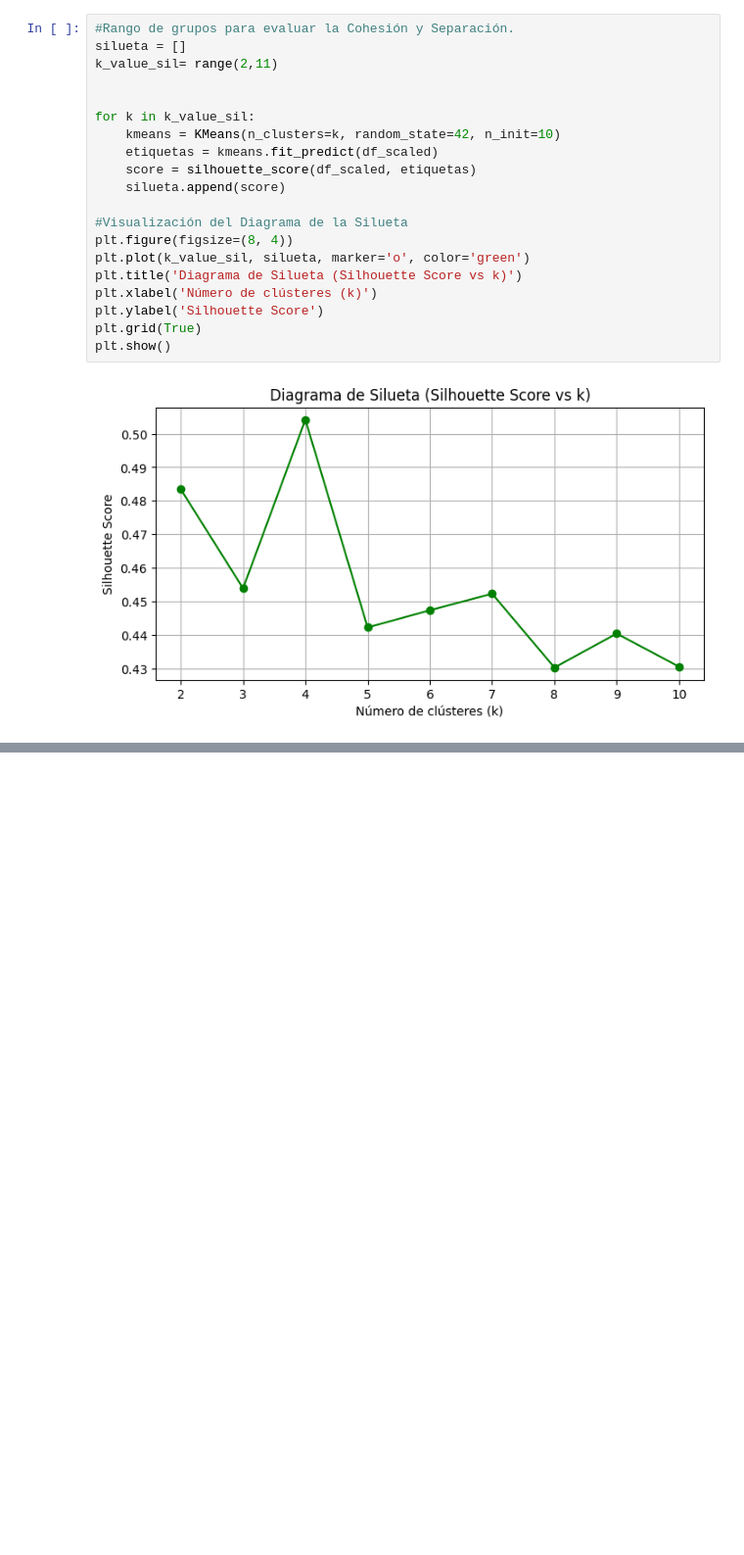
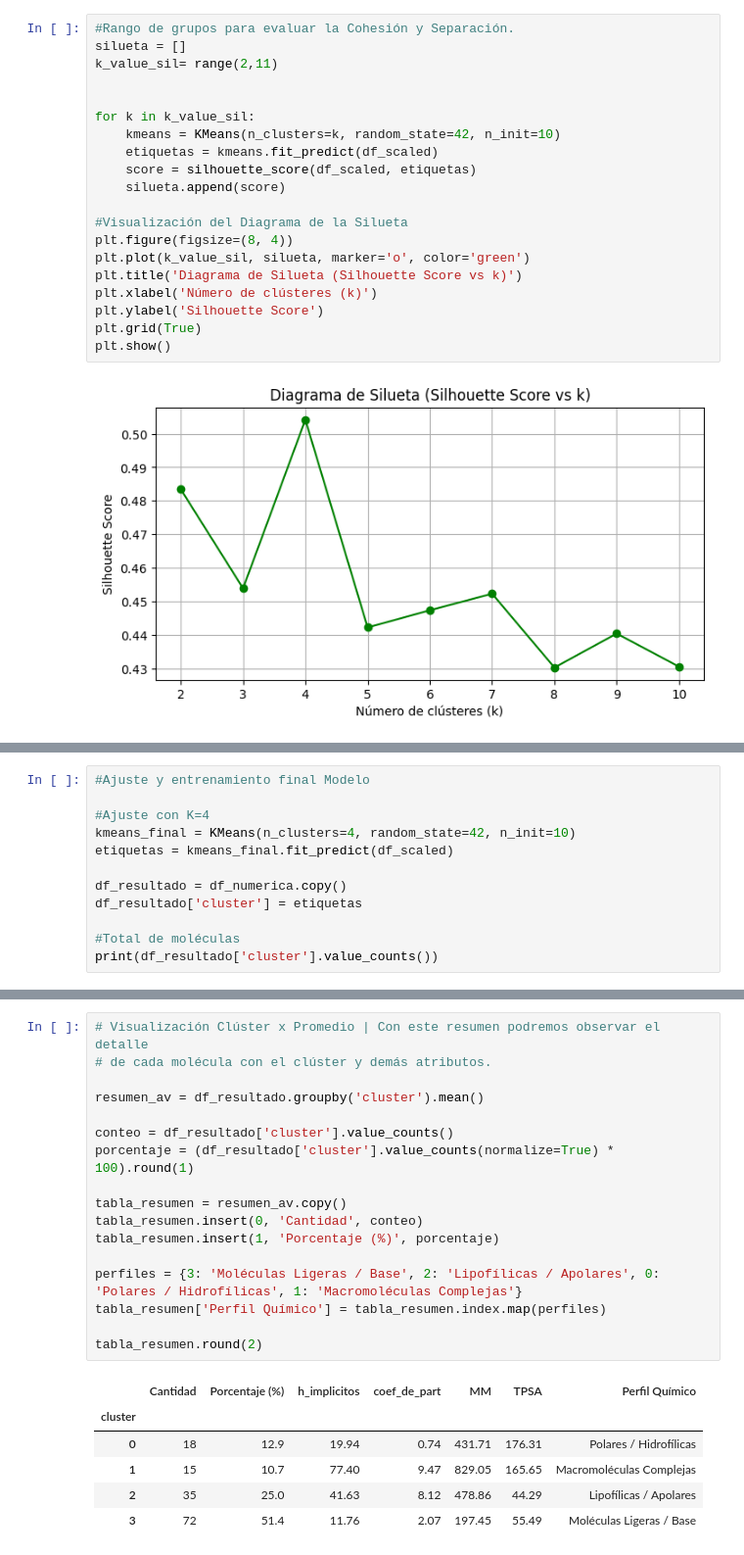
Before and after one commit to serennnn4/Fundamentos-Machine-Learning, a Jupyter notebook: PA2_3018.ipynb, the cells around one changed output, grey strips where cells are left out. Shown at 98% size. Cells and saved outputs as stored; diff of their text form; blank space fills up the shorter version.

```diff
--- a/PA2_3018.ipynb
+++ b/PA2_3018.ipynb
@@ -215,2 +219,14 @@ plt.show()
 
 ####En el diagrama del codo representa el punto de inflexión donde la inercia reduce su tasa de disminución; mientras tanto, en el análisis de silueta, K = 4 maximiza el coeficiente medio de silueta, garantizando clústeres compactos y bien diferenciados entre sí,
+# %%
+#Ajuste y entrenamiento final Modelo
+
+#Ajuste con K=4
+kmeans_final = KMeans(n_clusters=4, random_state=42, n_init=10)
+etiquetas = kmeans_final.fit_predict(df_scaled)
+
+df_resultado = df_numerica.copy()
+df_resultado['cluster'] = etiquetas
+
+#Total de moléculas
+print(df_resultado['cluster'].value_counts())
@@ -228,0 +259,24 @@ perfil_clusters
+# %%
+# Visualización Clúster x Promedio | Con este resumen podremos observar el detalle
+# de cada molécula con el clúster y demás atributos.
+
+resumen_av = df_resultado.groupby('cluster').mean()
+
+conteo = df_resultado['cluster'].value_counts()
+porcentaje = (df_resultado['cluster'].value_counts(normalize=True) * 100).round(1)
+
+tabla_resumen = resumen_av.copy()
+tabla_resumen.insert(0, 'Cantidad', conteo)
+tabla_resumen.insert(1, 'Porcentaje (%)', porcentaje)
+
+perfiles = {3: 'Moléculas Ligeras / Base', 2: 'Lipofílicas / Apolares', 0: 'Polares / Hidrofílicas', 1: 'Macromoléculas Complejas'}
+tabla_resumen['Perfil Químico'] = tabla_resumen.index.map(perfiles)
+
+tabla_resumen.round(2)
+# %% [output]
+|  | Cantidad | Porcentaje (%) | h_implicitos | coef_de_part | MM | TPSA | Perfil Químico |
+| cluster |  |  |  |  |  |  |  |
+| 0 | 18 | 12.9 | 19.94 | 0.74 | 431.71 | 176.31 | Polares / Hidrofílicas |
+| 1 | 15 | 10.7 | 77.40 | 9.47 | 829.05 | 165.65 | Macromoléculas Complejas |
+| 2 | 35 | 25.0 | 41.63 | 8.12 | 478.86 | 44.29 | Lipofílicas / Apolares |
+| 3 | 72 | 51.4 | 11.76 | 2.07 | 197.45 | 55.49 | Moléculas Ligeras / Base |
```
Also changed, not shown: parts of 13 cells of this notebook.
